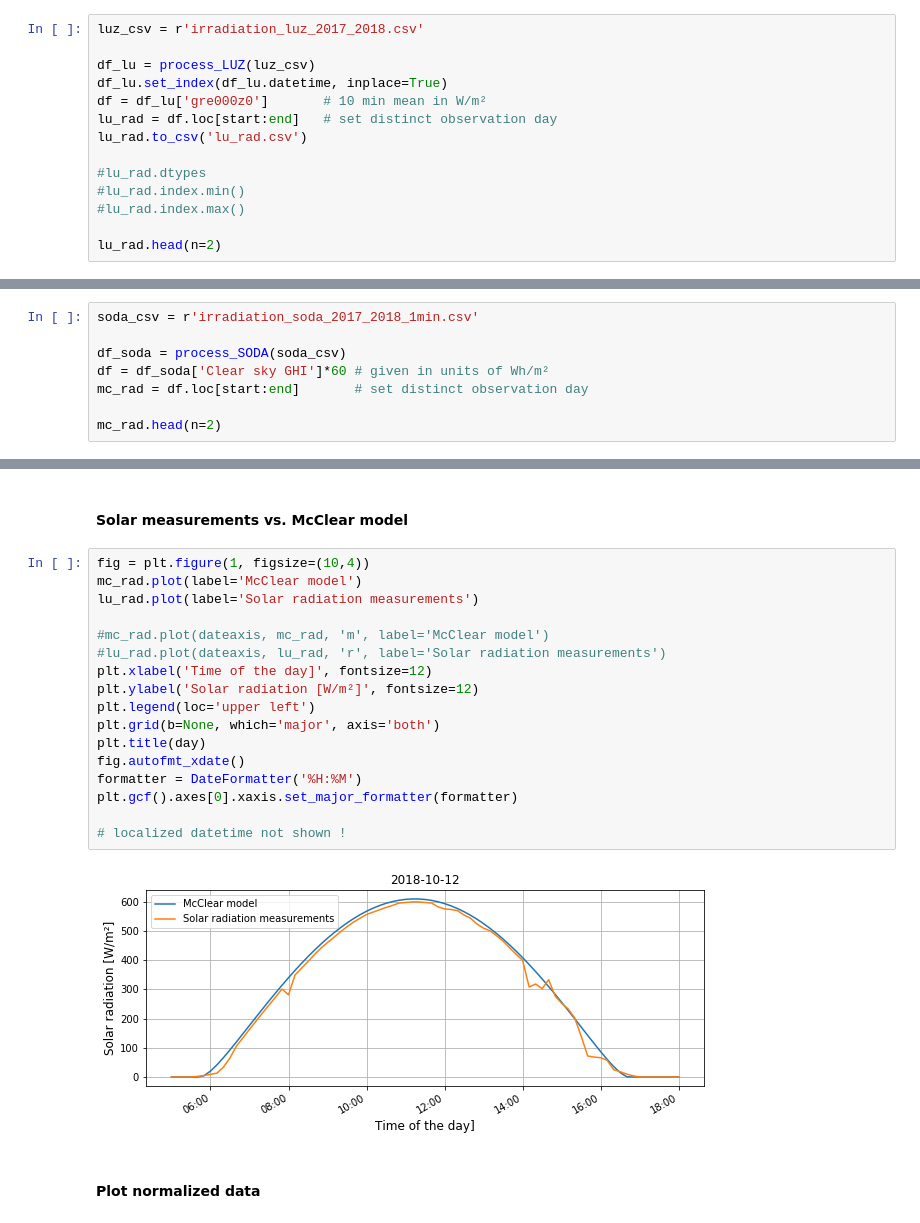
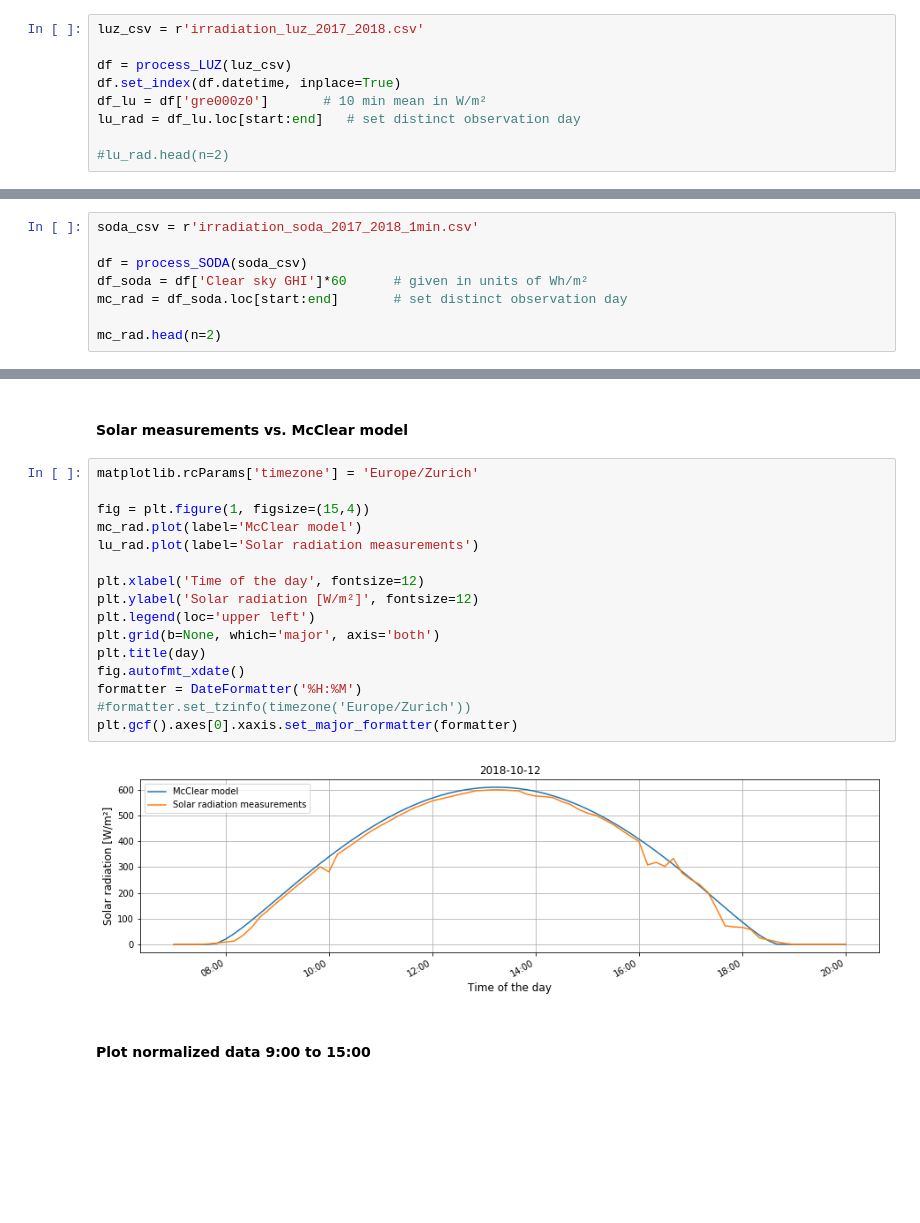
Before and after one commit to ahorv/python_scripts, a Jupyter notebook: irradiance/clear_sky.ipynb, the cells around one changed output, grey strips where cells are left out. Saved outputs shown, nothing was run; the diff lists cells and outputs as text; blank space fills up the shorter version.

Commit message:
fixed localization in plot

```diff
--- a/irradiance/clear_sky.ipynb
+++ b/irradiance/clear_sky.ipynb
@@ -26,14 +26,9 @@ end   = day + e_time
 # %%
 luz_csv = r'irradiation_luz_2017_2018.csv'
 
-df_lu = process_LUZ(luz_csv)
-df_lu.set_index(df_lu.datetime, inplace=True)
-df = df_lu['gre000z0']       # 10 min mean in W/m²
-lu_rad = df.loc[start:end]   # set distinct observation day
-lu_rad.to_csv('lu_rad.csv')
+df = process_LUZ(luz_csv)
+df.set_index(df.datetime, inplace=True)
+df_lu = df['gre000z0']       # 10 min mean in W/m²
+lu_rad = df_lu.loc[start:end]   # set distinct observation day
 
-#lu_rad.dtypes
-#lu_rad.index.min()
-#lu_rad.index.max()
-
-lu_rad.head(n=2)
+#lu_rad.head(n=2)
@@ -48,9 +38,9 @@ Source: http://www.soda-pro.com/web-services/radiation/cams-mcclear
 # %%
 soda_csv = r'irradiation_soda_2017_2018_1min.csv'
 
-df_soda = process_SODA(soda_csv)
-df = df_soda['Clear sky GHI']*60 # given in units of Wh/m²
-mc_rad = df.loc[start:end]       # set distinct observation day
+df = process_SODA(soda_csv)
+df_soda = df['Clear sky GHI']*60      # given in units of Wh/m²
+mc_rad = df_soda.loc[start:end]       # set distinct observation day
 
 mc_rad.head(n=2)
 # %% [output]
@@ -77,24 +67,23 @@ Name: lum_hdr, dtype: float64
 # %% [markdown]
 #### Solar measurements vs. McClear model
 # %%
-fig = plt.figure(1, figsize=(10,4))
+matplotlib.rcParams['timezone'] = 'Europe/Zurich'
+
+fig = plt.figure(1, figsize=(15,4))
 mc_rad.plot(label='McClear model')
 lu_rad.plot(label='Solar radiation measurements')
 
-#mc_rad.plot(dateaxis, mc_rad, 'm', label='McClear model')
-#lu_rad.plot(dateaxis, lu_rad, 'r', label='Solar radiation measurements')
-plt.xlabel('Time of the day]', fontsize=12)
+plt.xlabel('Time of the day', fontsize=12)
 plt.ylabel('Solar radiation [W/m²]', fontsize=12)
 plt.legend(loc='upper left')
 plt.grid(b=None, which='major', axis='both')
 plt.title(day)
 fig.autofmt_xdate()
 formatter = DateFormatter('%H:%M')
+#formatter.set_tzinfo(timezone('Europe/Zurich'))
 plt.gcf().axes[0].xaxis.set_major_formatter(formatter)
-
-# localized datetime not shown !
 # %% [output]
-[figure, old version]
+[figure, new version]
 # %% [markdown]
-#### Plot normalized data
+#### Plot normalized data 9:00 to 15:00
 # %%
```
Also changed, not shown: parts of 3 cells of this notebook.
